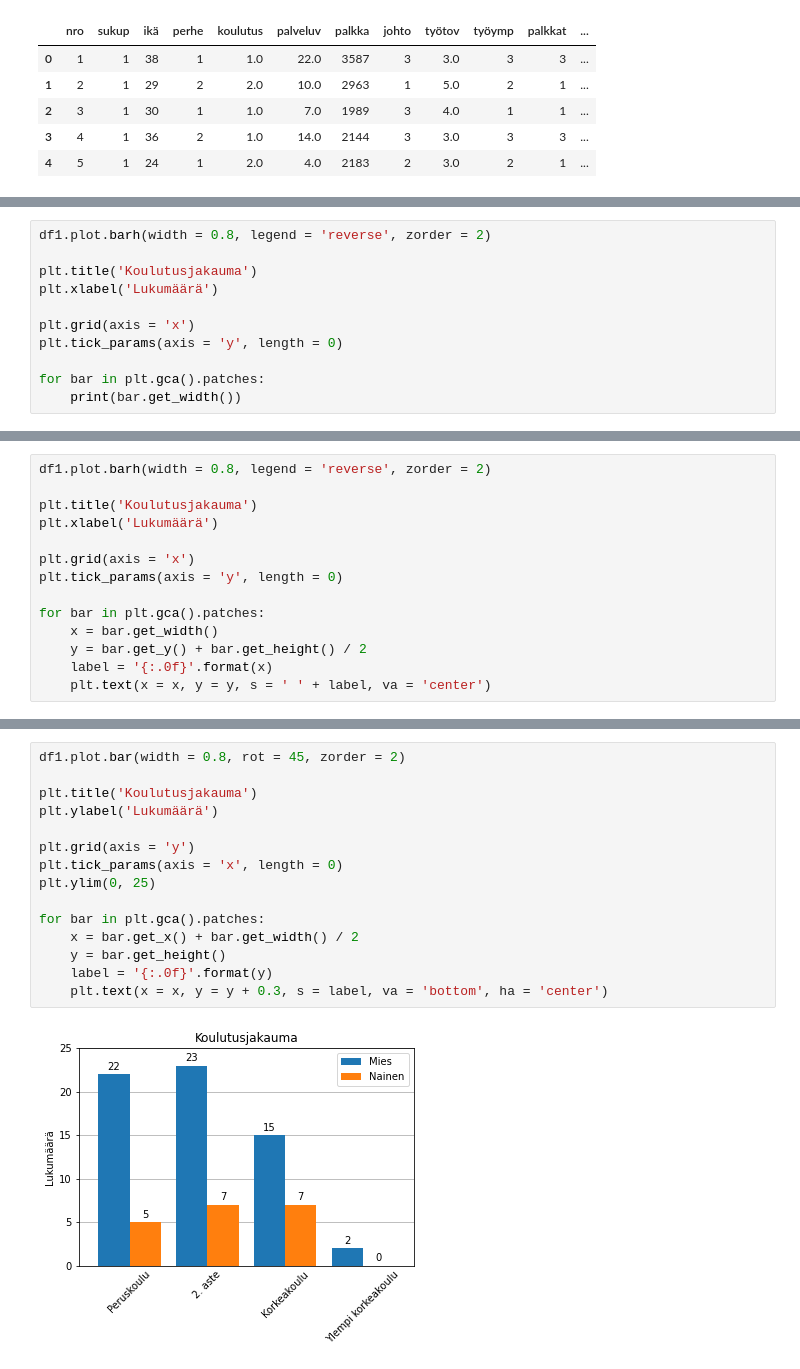
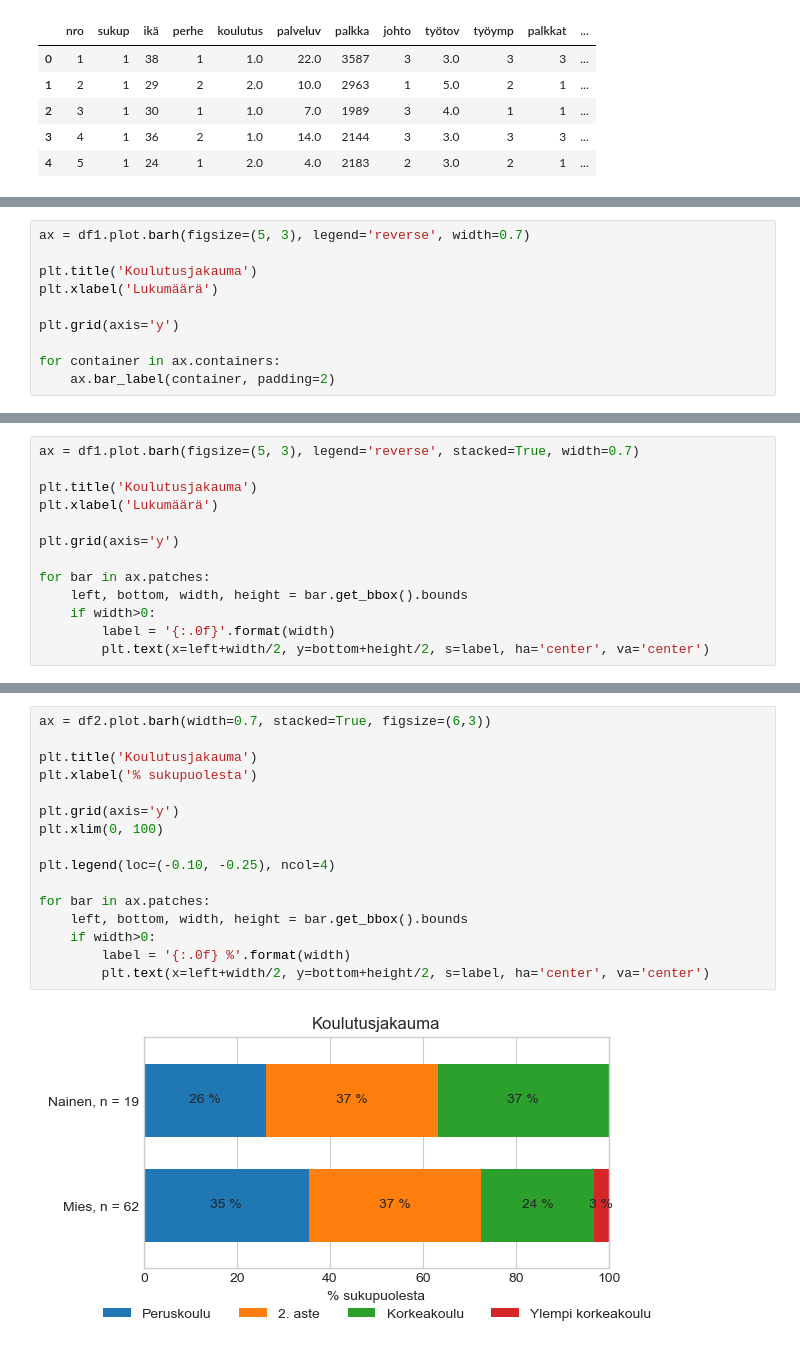
Before and after one commit to taanila/kaaviot, a Jupyter notebook: matplotlib2.ipynb, the cells around one changed output, grey strips where cells are left out. Saved outputs shown, nothing was run; the diff lists cells and outputs as text.

```diff
--- a/matplotlib2.ipynb
+++ b/matplotlib2.ipynb
@@ -58,12 +63,11 @@ Parametri <b>legend = 'reverse'</b> kääntää selitteen järjestyksen. Käänn
 # %%
-df1.plot.barh(width = 0.8, legend = 'reverse', zorder = 2)
+ax = df1.plot.barh(figsize=(5, 3), legend='reverse', width=0.7)
 
 plt.title('Koulutusjakauma')
 plt.xlabel('Lukumäärä')
 
-plt.grid(axis = 'x')
-plt.tick_params(axis = 'y', length = 0)
+plt.grid(axis='y')
 
-for bar in plt.gca().patches:
-    print(bar.get_width())
+for container in ax.containers:
+    ax.bar_label(container, padding=2)
 # %% [output]
@@ -79,15 +96,14 @@ for bar in plt.gca().patches:
 # %%
-df1.plot.barh(width = 0.8, legend = 'reverse', zorder = 2)
+ax = df1.plot.barh(figsize=(5, 3), legend='reverse', stacked=True, width=0.7)
 
 plt.title('Koulutusjakauma')
 plt.xlabel('Lukumäärä')
 
-plt.grid(axis = 'x')
-plt.tick_params(axis = 'y', length = 0)
+plt.grid(axis='y')
 
-for bar in plt.gca().patches:
-    x = bar.get_width()
-    y = bar.get_y() + bar.get_height() / 2
-    label = '{:.0f}'.format(x)
-    plt.text(x = x, y = y, s = ' ' + label, va = 'center')
+for bar in ax.patches:
+    left, bottom, width, height = bar.get_bbox().bounds
+    if width>0:
+        label = '{:.0f}'.format(width)
+        plt.text(x=left+width/2, y=bottom+height/2, s=label, ha='center', va='center')
 # %% [output]
@@ -97,17 +129,18 @@ for bar in plt.gca().patches:
 # %%
-df1.plot.bar(width = 0.8, rot = 45, zorder = 2)
+ax = df2.plot.barh(width=0.7, stacked=True, figsize=(6,3))
 
 plt.title('Koulutusjakauma')
-plt.ylabel('Lukumäärä')
+plt.xlabel('% sukupuolesta')
 
-plt.grid(axis = 'y')
-plt.tick_params(axis = 'x', length = 0)
-plt.ylim(0, 25)
+plt.grid(axis='y')
+plt.xlim(0, 100)
 
-for bar in plt.gca().patches:
-    x = bar.get_x() + bar.get_width() / 2
-    y = bar.get_height()
-    label = '{:.0f}'.format(y)
-    plt.text(x = x, y = y + 0.3, s = label, va = 'bottom', ha = 'center')
+plt.legend(loc=(-0.10, -0.25), ncol=4)
+
+for bar in ax.patches:
+    left, bottom, width, height = bar.get_bbox().bounds
+    if width>0:
+        label = '{:.0f} %'.format(width)
+        plt.text(x=left+width/2, y=bottom+height/2, s=label, ha='center', va='center')
 # %% [output]
-[figure, old version]
+[figure, new version]
```
Also changed, not shown: parts of 23 cells of this notebook.
